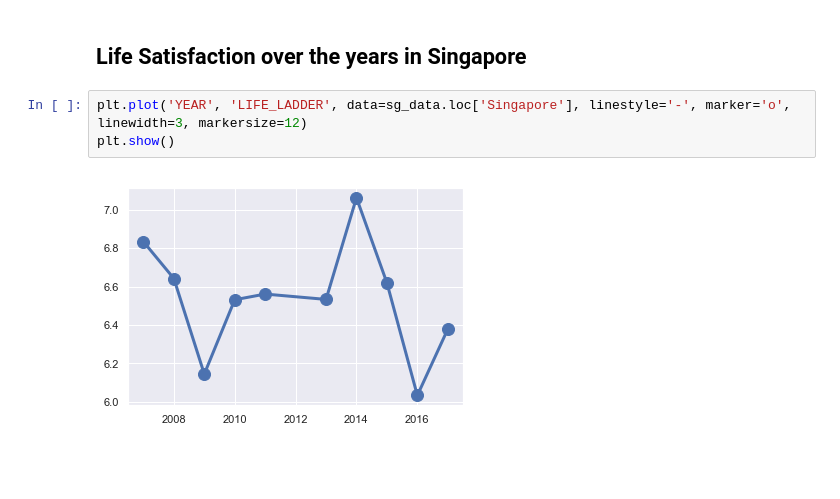
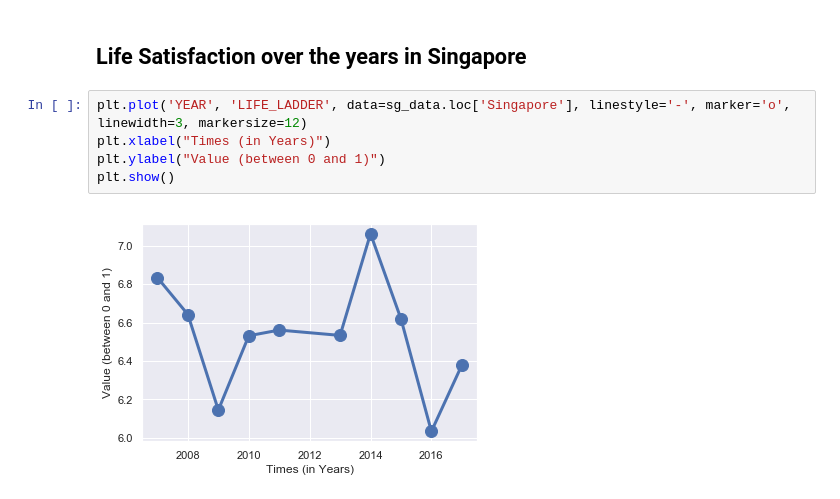
Before and after one commit to guptajay/world-happiness-report, a Jupyter notebook: CZ1015_Mini_Project.ipynb, the cells around one changed output. Drawn from its saved outputs; the diff is of its cells as text; blank space fills up the shorter version.

```diff
--- a/CZ1015_Mini_Project.ipynb
+++ b/CZ1015_Mini_Project.ipynb
@@ -366,6 +737,8 @@ plt.legend()
 ## Life Satisfaction over the years in Singapore
 # %%
 plt.plot('YEAR', 'LIFE_LADDER', data=sg_data.loc['Singapore'], linestyle='-', marker='o', linewidth=3, markersize=12)
+plt.xlabel("Times (in Years)")
+plt.ylabel("Value (between 0 and 1)")
 plt.show()
 # %% [output]
-[figure, old version]
+[figure, new version]
```
Also changed, not shown: parts of 45 cells of this notebook.
